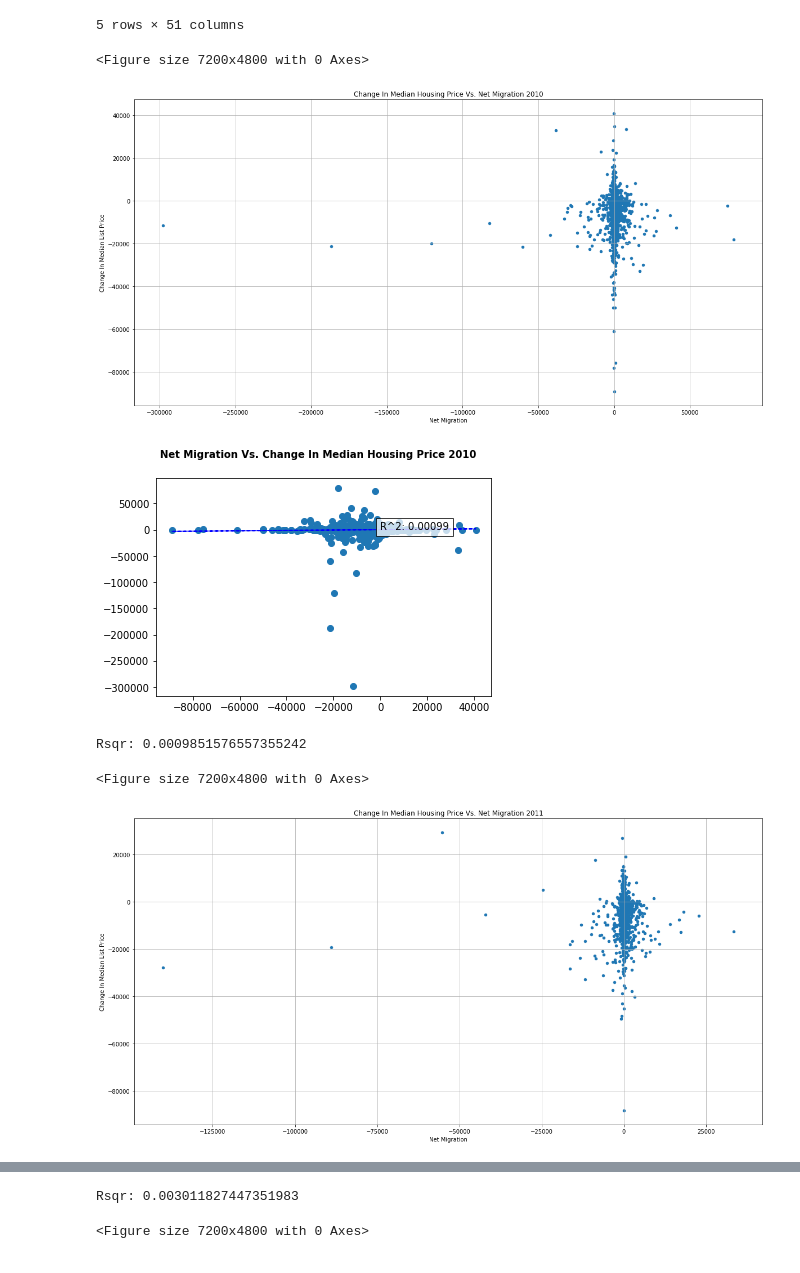
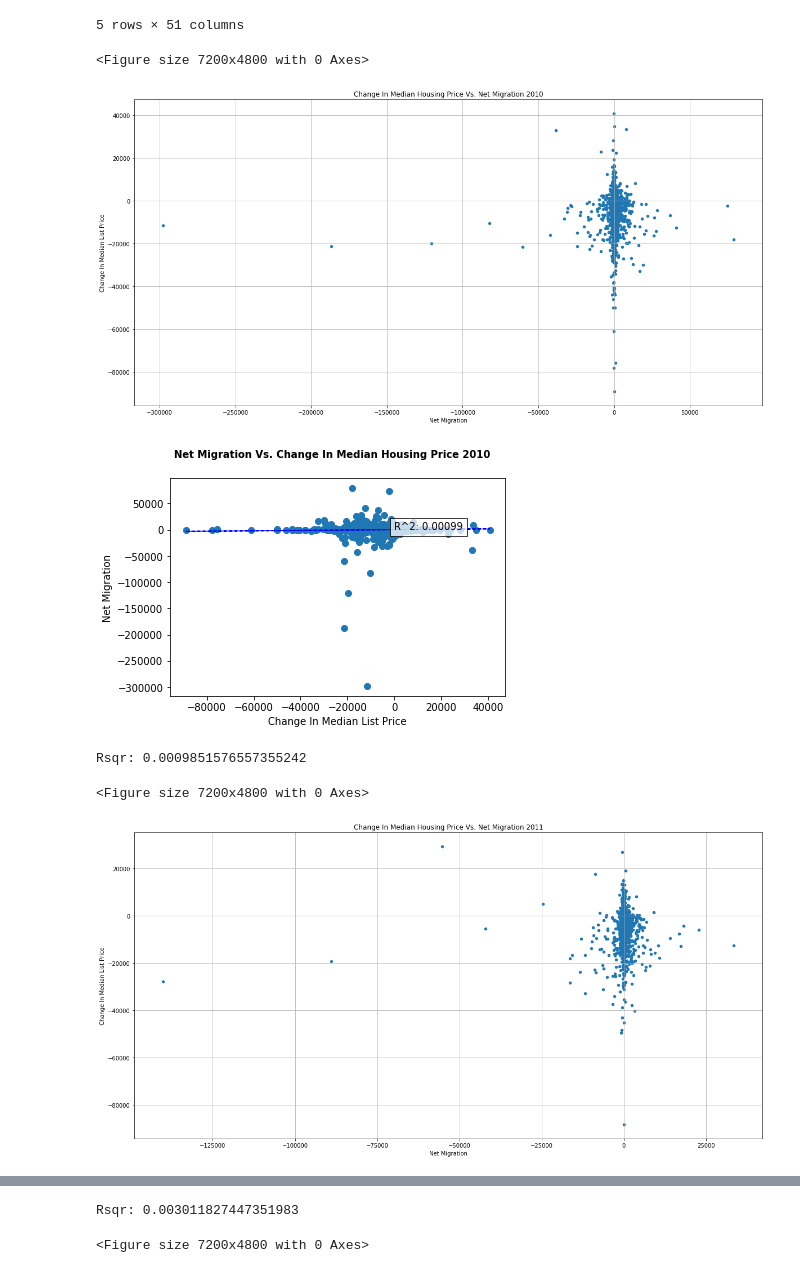
Before and after one commit to UCBDataAna/Project1_Migration, a Jupyter notebook: ScatterPlot_ByYear.ipynb, the cells around one changed output, grey strips where cells are left out. Drawn from its saved outputs; the diff is of its cells as text; code cells hidden in the pictures.

```diff
--- a/ScatterPlot_ByYear.ipynb
+++ b/ScatterPlot_ByYear.ipynb
@@ -61,34 +61,36 @@ for year in years:
     plt.figure(dpi=1200)
 
     merge_output.plot(kind="scatter", x=f"{year}NET",
                                               y=f"{year2} Difference",
                                               grid=True, figsize=(20,10),
                                               title=f"Change In Median Housing Price Vs. Net Migration {year2}")
 
     plt.ylabel("Change In Median List Price")
     plt.xlabel("Net Migration")
 
     difference = merge_output[f"{year2} Difference"]
     moved_net = merge_output[f"{year}NET"]
 
     vc_slope, vc_int, vc_r, vc_p, vc_std_err = stats.linregress(difference, moved_net)
     vc_fit = vc_slope * difference + vc_int
 
     fig, (ax1) = plt.subplots(1, sharex=True)
     fig.suptitle(f"Net Migration Vs. Change In Median Housing Price {year2}", fontsize=10, fontweight="bold")
+    plt.ylabel("Net Migration")
+    plt.xlabel("Change In Median List Price")
 
     #ax1.set_xlim(min(moved_net)-10000, max(moved_net)+10000)
     #ax1.set_ylim(min(difference)-10000, max(difference)+10000)
     ax1.plot(difference, moved_net, linewidth=0, marker="o")
     ax1.plot(difference, vc_fit, "b--", linewidth=1)
     plt.text(-5,-5,"R^2: "+str(round(vc_r**2,5)),bbox=dict(facecolor='white', alpha=0.75))
     plt.savefig(f"Census vs Zillow Scatter (SELECT STATES-PERC CHANGE) {year2}.png",dpi = 1000)
     plt.show()
     print("Rsqr:", vc_r**2)
 # %% [output]
 <Figure size 7200x4800 with 0 Axes>
 [figure]
-[figure, old version]
+[figure, new version]
 Rsqr: 0.0009851576557355242
 <Figure size 7200x4800 with 0 Axes>
 [figure]
```
Also changed, not shown: parts of 1 cell of this notebook, 8 other files.
